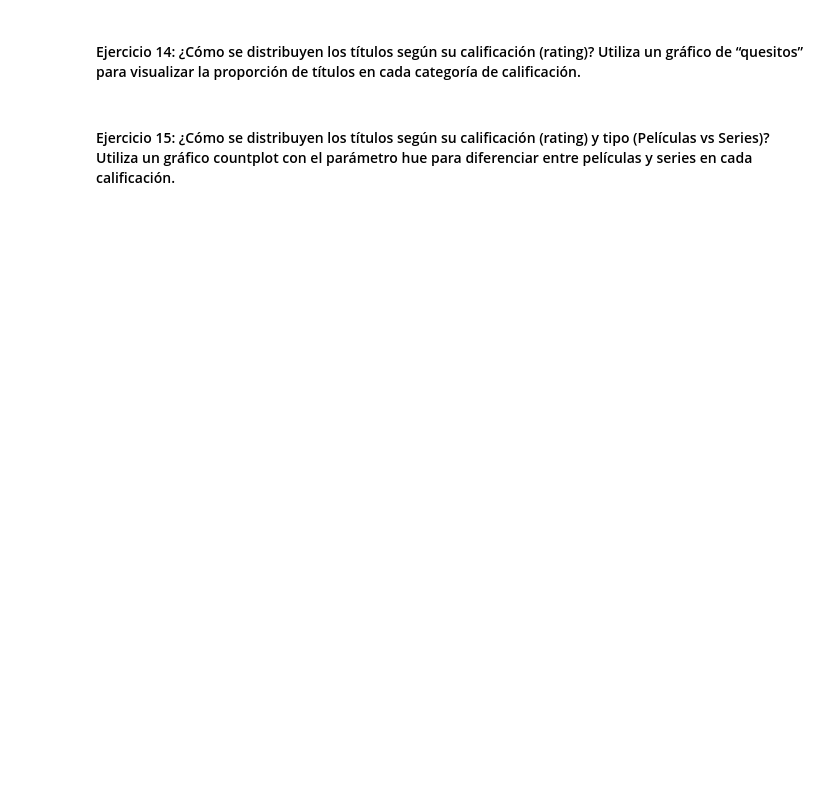
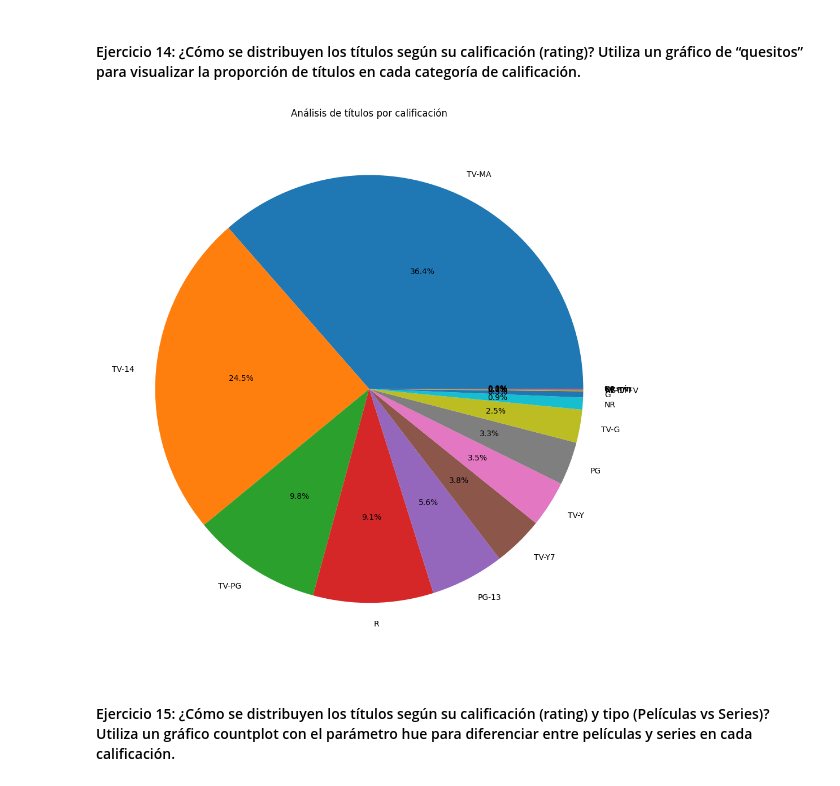
Before and after one commit to apelsito/laboratorio-modulo2-leccion04-visualizacion, a Jupyter notebook: laboratorio-modulo2-leccion04-visualizacion.ipynb, the cells around one changed output. Cells and saved outputs as stored; diff of their text form; code cells hidden in the pictures; blank space fills up the shorter version.

```diff
--- a/laboratorio-modulo2-leccion04-visualizacion.ipynb
+++ b/laboratorio-modulo2-leccion04-visualizacion.ipynb
@@ -307,4 +310,12 @@ df_idiomas = df[df['Language'].isin(top_10_idiomas)]
 # %% [markdown]
 #### Ejercicio 14: ¿Cómo se distribuyen los títulos según su calificación (rating)? Utiliza un gráfico de “quesitos” para visualizar la proporción de títulos en cada categoría de calificación.
+# %%
+tipos = df["rating"].value_counts()
+plt.figure(figsize=(10,10))
+plt.pie(tipos, labels=tipos.index, autopct='%1.1f%%')
+plt.title("Análisis de títulos por calificación")
+plt.tight_layout()
+# %% [output]
+[figure, added]
 # %% [markdown]
 #### Ejercicio 15: ¿Cómo se distribuyen los títulos según su calificación (rating) y tipo (Películas vs Series)? Utiliza un gráfico countplot con el parámetro hue para diferenciar entre películas y series en cada calificación.
```
Also changed, not shown: parts of 5 cells of this notebook.
